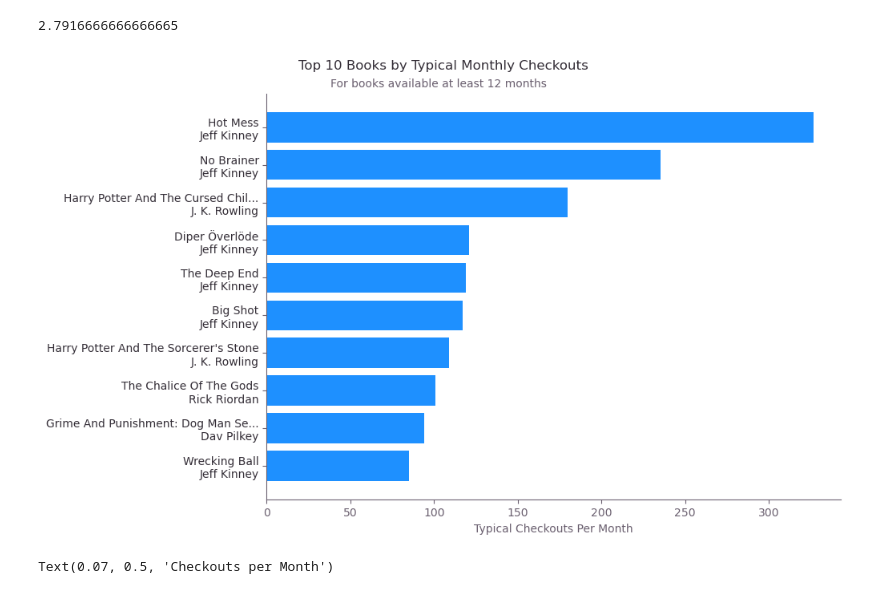
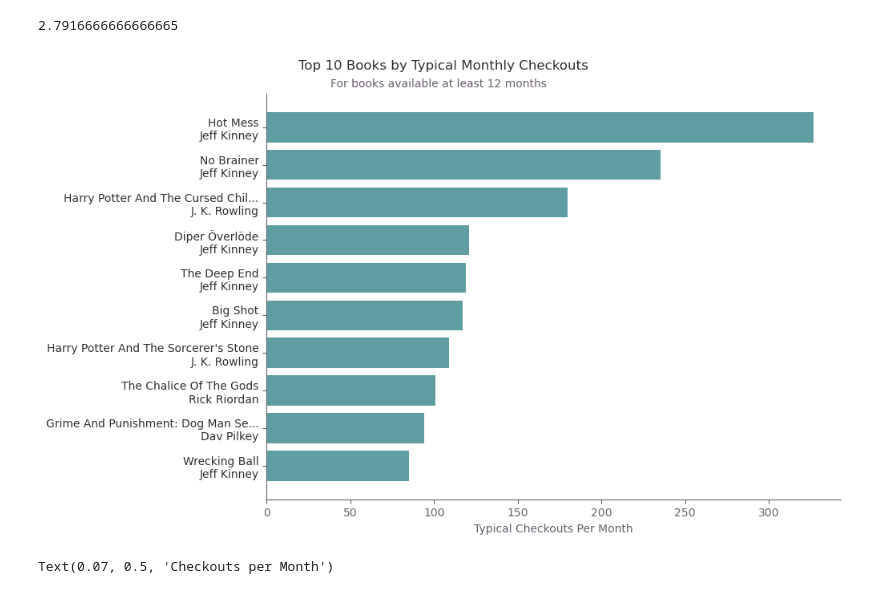
Before and after one commit to rm-pearson/NSS-capstone, a Jupyter notebook: Notebooks/exploration and analysis.ipynb, the cells around one changed output. Saved outputs shown, nothing was run; the diff lists cells and outputs as text; code cells hidden in the pictures.

```diff
--- a/Notebooks/exploration and analysis.ipynb
+++ b/Notebooks/exploration and analysis.ipynb
@@ -404,25 +477,25 @@ top10_median.Months.median() / 12
 # %%
 ## Build the graph
 fig, ax = plt.subplots(figsize = (10,6), layout = 'constrained')
 
-ax.barh(np.arange(10), top10_median['MedCheckouts'], color = 'dodgerblue')
+ax.barh(np.arange(10), top10_median['MedCheckouts'], color = 'cadetblue')
 
 ## Graph title
 plt.suptitle('Top 10 Books by Typical Monthly Checkouts', color = '#342E37')
 plt.title('For books available at least 12 months', color = '#6A5F6F', size = 'medium', x = .3)
 
 ## Axis & legend customization
 ax.spines[['top', 'right']].set_visible(False)
 ax.spines[['left', 'bottom']].set_color('#6A5F6F')
 ax.set_xlabel("Typical Checkouts Per Month", color = '#6A5F6F')
 ax.set_yticks(np.arange(10))
 ax.tick_params(colors = '#6A5F6F')
 ax.set_yticklabels(top10_median.shortTitle + '\n' + top10_median.CreatorName, color = '#342E37')
 
 
 plt.savefig('../Images/Fig4-Top_Med_Monthly_Checkouts.png', transparent = True)
 # %% [output]
-[figure, old version]
+[figure, new version]
 # %%
 
 ## Build the graph
```
Also changed, not shown: parts of 11 cells of this notebook, 10 other files.
